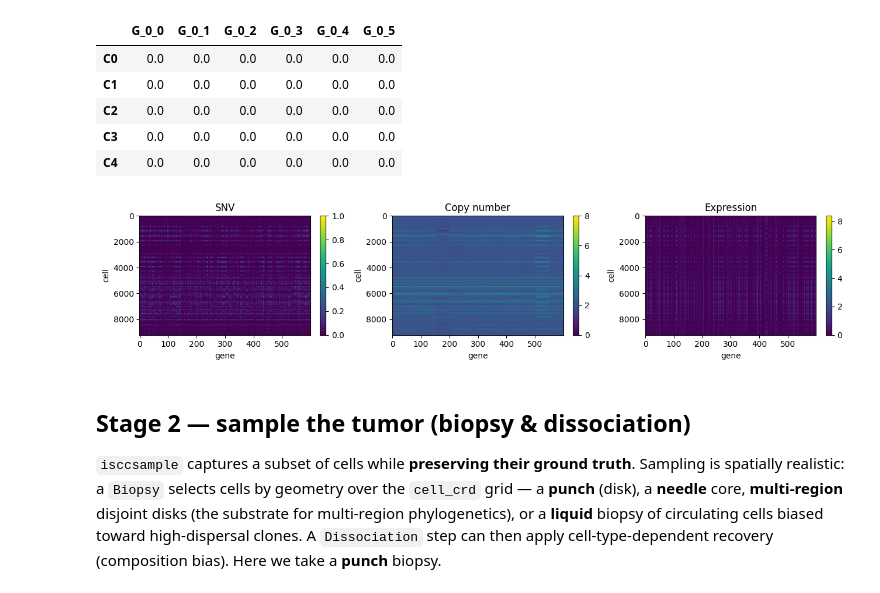
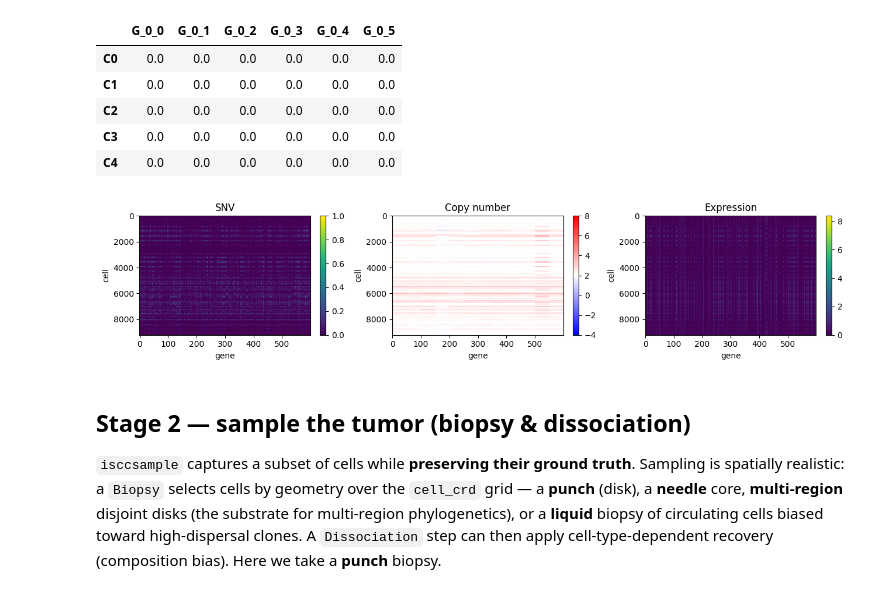
Before and after one commit to pedrofale/iscc, a Jupyter notebook: notebooks/01_pipeline_walkthrough.ipynb, the cells around one changed output. Drawn from its saved outputs; the diff is of its cells as text; code cells hidden in the pictures.

```diff
--- a/notebooks/01_pipeline_walkthrough.ipynb
+++ b/notebooks/01_pipeline_walkthrough.ipynb
@@ -64,14 +64,18 @@ cell_data matrices: ['cell_evo', 'cell_snv', 'cell_cnv', 'cell_exp', 'cell_crd',
 | C3 | 0.0 | 0.0 | 0.0 | 0.0 | 0.0 | 0.0 |
 | C4 | 0.0 | 0.0 | 0.0 | 0.0 | 0.0 | 0.0 |
 # %%
+from iscc.tumor.viz import CNV_CMAP, cnv_norm
 fig, axes = plt.subplots(1, 3, figsize=(13, 3))
 for ax, key, title in zip(axes, ["cell_snv", "cell_cnv", "cell_exp"], ["SNV", "Copy number", "Expression"]):
-    im = ax.imshow(cd[key].values, aspect="auto", cmap="viridis")
+    if key == "cell_cnv":  # copy number: blue-white-red, white at diploid (2)
+        im = ax.imshow(cd[key].values, aspect="auto", cmap=CNV_CMAP, norm=cnv_norm(cd[key].values))
+    else:
+        im = ax.imshow(cd[key].values, aspect="auto", cmap="viridis")
     ax.set_title(title); ax.set_xlabel("gene"); ax.set_ylabel("cell")
     plt.colorbar(im, ax=ax, fraction=0.046)
 plt.tight_layout()
 # %% [output]
-[figure, old version]
+[figure, new version]
 # %% [markdown]
 ## Stage 2 — sample the tumor (biopsy & dissociation)
 
```
Also changed, not shown: parts of 1 cell of this notebook, 4 other files.
